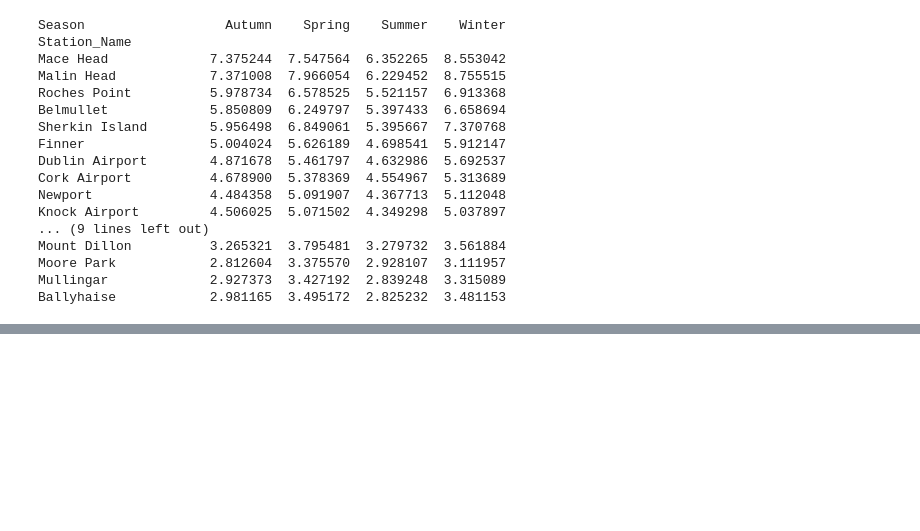
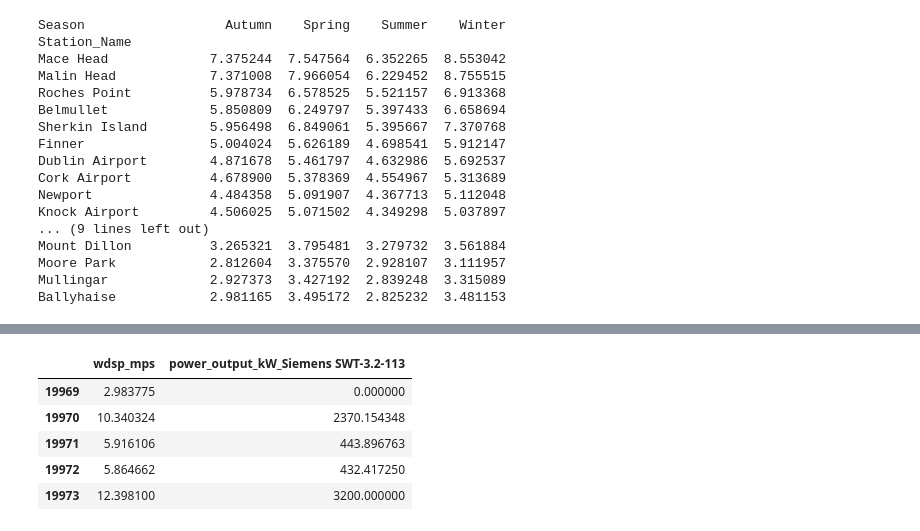
Before and after one commit to YuliiaKharchenko/PFDA, a Jupyter notebook: project/Wind_analisys.ipynb, the cells around one changed output, grey strips where cells are left out. Saved outputs shown, nothing was run; the diff lists cells and outputs as text; code cells hidden in the pictures; blank space fills up the shorter version.

```diff
--- a/project/Wind_analisys.ipynb
+++ b/project/Wind_analisys.ipynb
@@ -485,0 +520,45 @@ Cut-out Wind Speed: This is the maximum wind speed at which turbines shut down t
+# %%
+# Initialize a new column with zero values for power output
+data_from_2010["power_output_kW_Siemens SWT-3.2-113"] = 0
+
+# Ensure the new column is of type float64
+data_from_2010["power_output_kW_Siemens SWT-3.2-113"] = data_from_2010["power_output_kW_Siemens SWT-3.2-113"].astype(float)
+
+# Define parameters for power calculation
+turbine_diameter = 113.0
+turbine_efficiency = 0.35 # Betz Limit is 16/27=0.59 (theoretical maximum), usually ranges between 0.25 and 0.45 in practice
+air_density = 1.225  # Air density in kg/m³
+swept_area = 10000.0  # Approximation of the rotor's swept area in m²
+max_power = 3200  # Maximum turbine power output in kW
+survival_wind_speed = 59.5  # Maximum wind speed the turbine can structurally withstand without damage (non-operational state).
+
+# Iterate over rows to calculate power output based on wind speed
+for index, wind_speed in data_from_2010["wdsp_mps"].items():
+    if wind_speed < 3:
+        power_output = 0  # Power output is 0 for wind speeds below 3 m/s
+    elif wind_speed > 25:
+        power_output = 0  # Power output is 0 for wind speeds above 25 m/s
+    elif 13.5 < wind_speed <= 25:
+        power_output = max_power  # Cap power output at 3200 kW for wind speeds between 13.5 and 25 m/s
+    elif wind_speed > survival_wind_speed:
+        # Mark unsafe operating conditions for wind speeds exceeding the survival limit
+        power_output = -1  # Special value indicating survival wind speed exceeded
+    else:
+        # Calculate power output for wind speeds between 3 and 13.5 m/s using the power formula
+        power_output = (0.5 * air_density * swept_area * (wind_speed ** 3) * turbine_efficiency) / 1000  # Result in kW
+
+    if power_output > max_power:
+        power_output = max_power  # Ensure power output does not exceed maximum rated power
+
+    # Store the calculated power output in the corresponding column
+    data_from_2010.loc[index, "power_output_kW_Siemens SWT-3.2-113"] = power_output
+
+# Display the first few rows to verify results
+data_from_2010[["wdsp_mps", "power_output_kW_Siemens SWT-3.2-113"]].head()
+# %% [output]
+|  | wdsp_mps | power_output_kW_Siemens SWT-3.2-113 |
+| 19969 | 2.983775 | 0.000000 |
+| 19970 | 10.340324 | 2370.154348 |
+| 19971 | 5.916106 | 443.896763 |
+| 19972 | 5.864662 | 432.417250 |
+| 19973 | 12.398100 | 3200.000000 |
```
Also changed, not shown: parts of 17 cells of this notebook, 1 other file.
